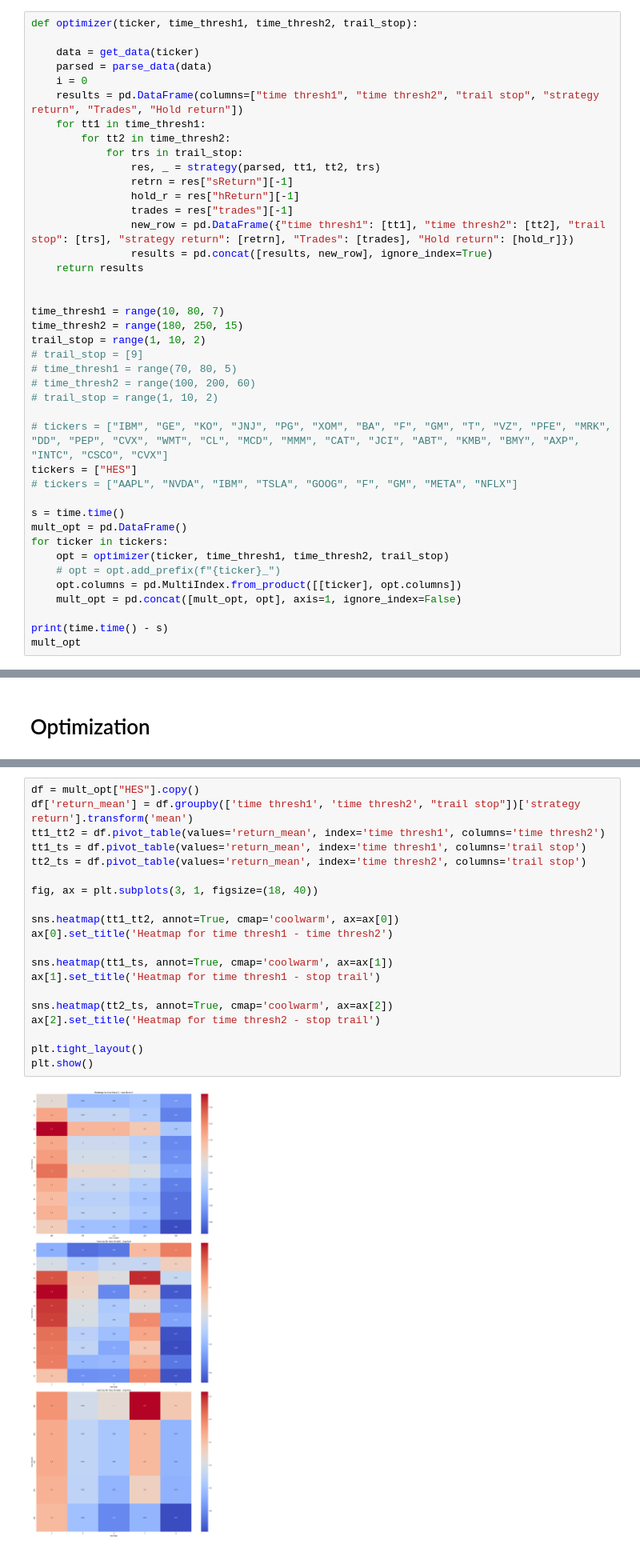
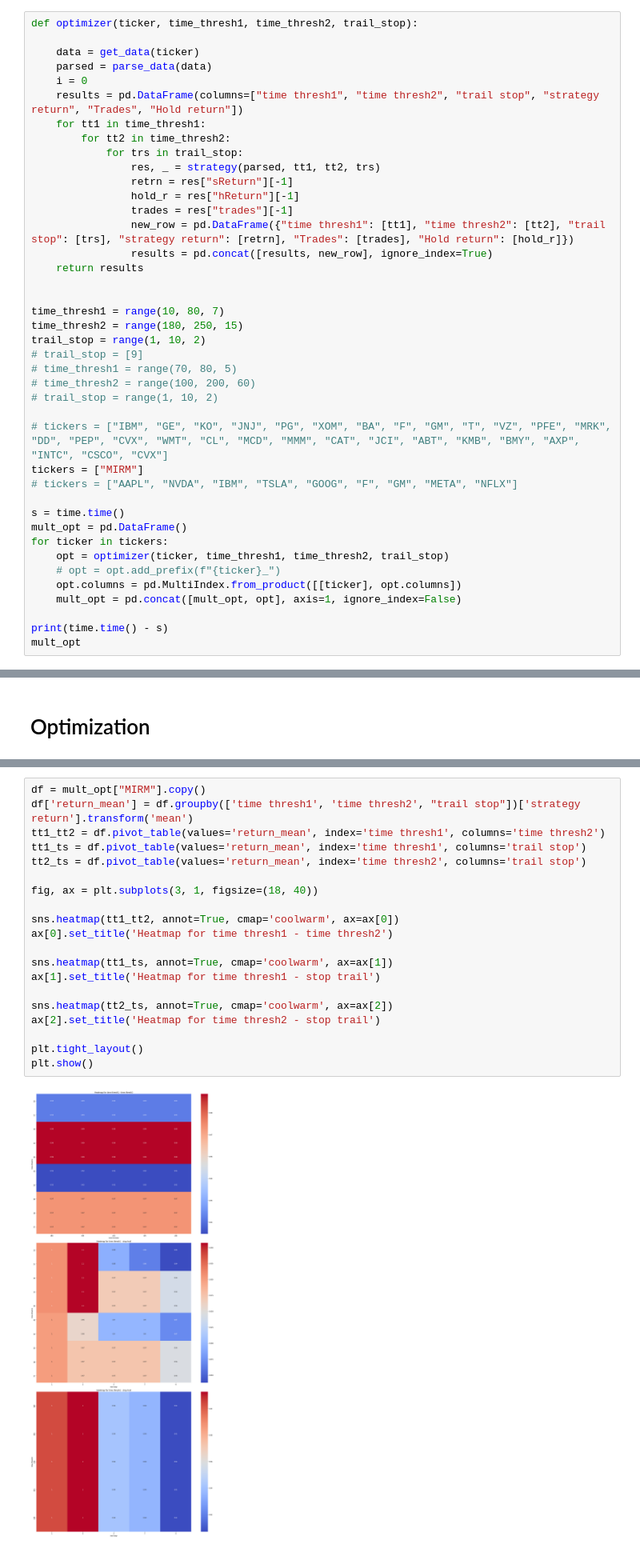
Before and after one commit to Idanq1/Stocks-Strategies, a Jupyter notebook: 52 week/Back testing.ipynb, the cells around one changed output, grey strips where cells are left out. Shown at 80% size. Cells and saved outputs as stored; diff of their text form.

```diff
--- a/52 week/Back testing.ipynb
+++ b/52 week/Back testing.ipynb
@@ -124,7 +124,7 @@ trail_stop = range(1, 10, 2)
 # trail_stop = range(1, 10, 2)
 
 # tickers = ["IBM", "GE", "KO", "JNJ", "PG", "XOM", "BA", "F", "GM", "T", "VZ", "PFE", "MRK", "DD", "PEP", "CVX", "WMT", "CL", "MCD", "MMM", "CAT", "JCI", "ABT", "KMB", "BMY", "AXP", "INTC", "CSCO", "CVX"]
-tickers = ["HES"]
+tickers = ["MIRM"]
 # tickers = ["AAPL", "NVDA", "IBM", "TSLA", "GOOG", "F", "GM", "META", "NFLX"]
 
 s = time.time()
@@ -289,27 +289,27 @@ mult_opt["ABEO"][mask].sort_values("strategy return", ascending=False).head(20)
 | 52 | 12 | 280 | 8 | 19.63 | 24 | 0.00 |
 | 53 | 12 | 280 | 9 | 19.42 | 24 | 0.00 |
 # %%
-df = mult_opt["HES"].copy()
+df = mult_opt["MIRM"].copy()
 df['return_mean'] = df.groupby(['time thresh1', 'time thresh2', "trail stop"])['strategy return'].transform('mean')
 tt1_tt2 = df.pivot_table(values='return_mean', index='time thresh1', columns='time thresh2')
 tt1_ts = df.pivot_table(values='return_mean', index='time thresh1', columns='trail stop')
 tt2_ts = df.pivot_table(values='return_mean', index='time thresh2', columns='trail stop')
 
 fig, ax = plt.subplots(3, 1, figsize=(18, 40))
 
 sns.heatmap(tt1_tt2, annot=True, cmap='coolwarm', ax=ax[0])
 ax[0].set_title('Heatmap for time thresh1 - time thresh2')
 
 sns.heatmap(tt1_ts, annot=True, cmap='coolwarm', ax=ax[1])
 ax[1].set_title('Heatmap for time thresh1 - stop trail')
 
 sns.heatmap(tt2_ts, annot=True, cmap='coolwarm', ax=ax[2])
 ax[2].set_title('Heatmap for time thresh2 - stop trail')
 
 plt.tight_layout()
 plt.show()
 # %% [output]
-[figure, old version]
+[figure, new version]
 # %%
 mult_opt.to_csv("multi.csv")
 # %%
```
Also changed, not shown: parts of 3 cells of this notebook, 2 other files.
